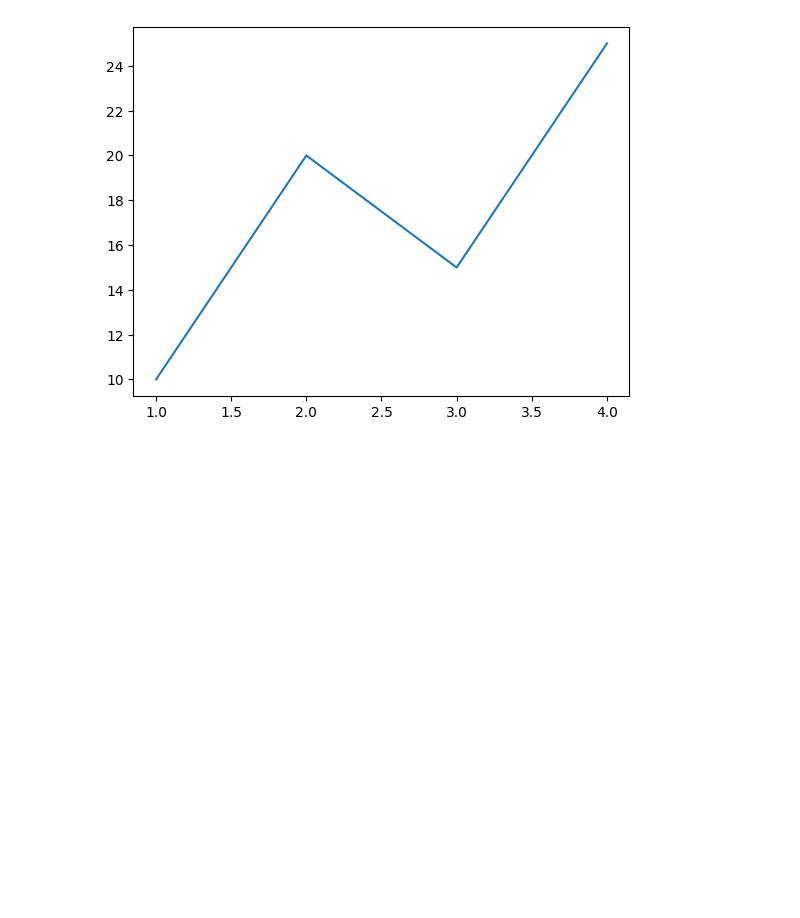
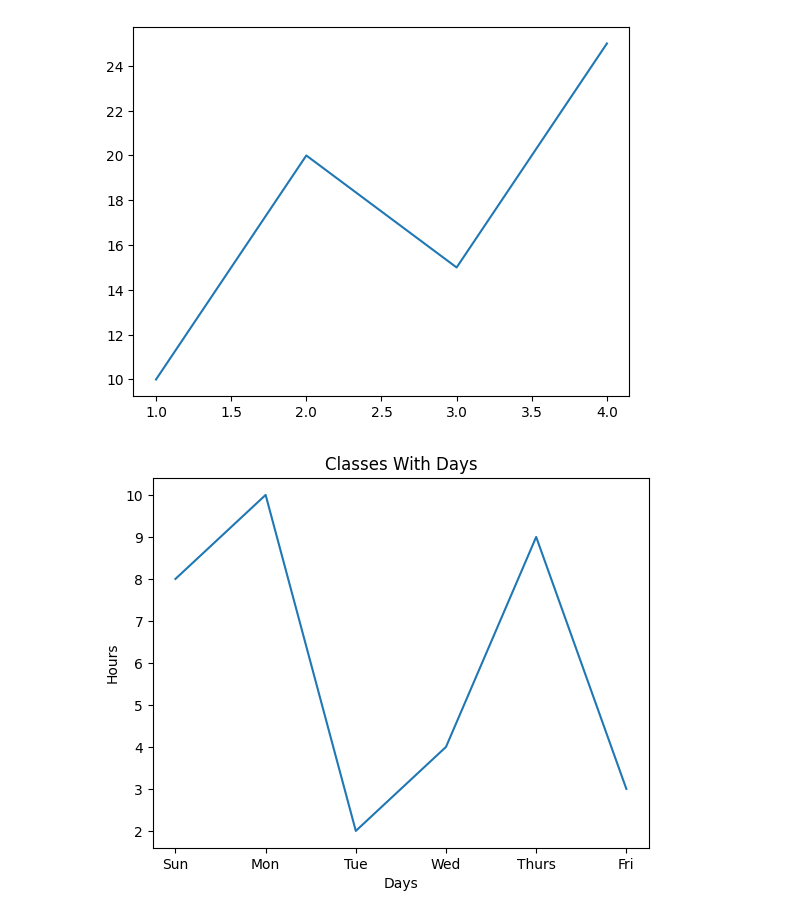
Before and after one commit to AuthRan/Matplotlib, a Jupyter notebook: 01Basic.ipynb, the cells around one changed output. Saved outputs shown, nothing was run; the diff lists cells and outputs as text; code cells hidden in the pictures; blank space fills up the shorter version.

```diff
--- a/01Basic.ipynb
+++ b/01Basic.ipynb
@@ -8,3 +8,13 @@ plt.plot(x,y)
 plt.show()
 # %% [output]
 [figure]
+# %%
+x = ['Sun', 'Mon', 'Tue', 'Wed', 'Thurs', 'Fri']
+y = [8, 10, 2, 4, 9, 3]
+plt.plot(x,y)
+plt.title("Classes With Days")
+plt.xlabel("Days")
+plt.ylabel("Hours")
+plt.show()
+# %% [output]
+[figure, added]
```
Also changed, not shown: 2 other files.
